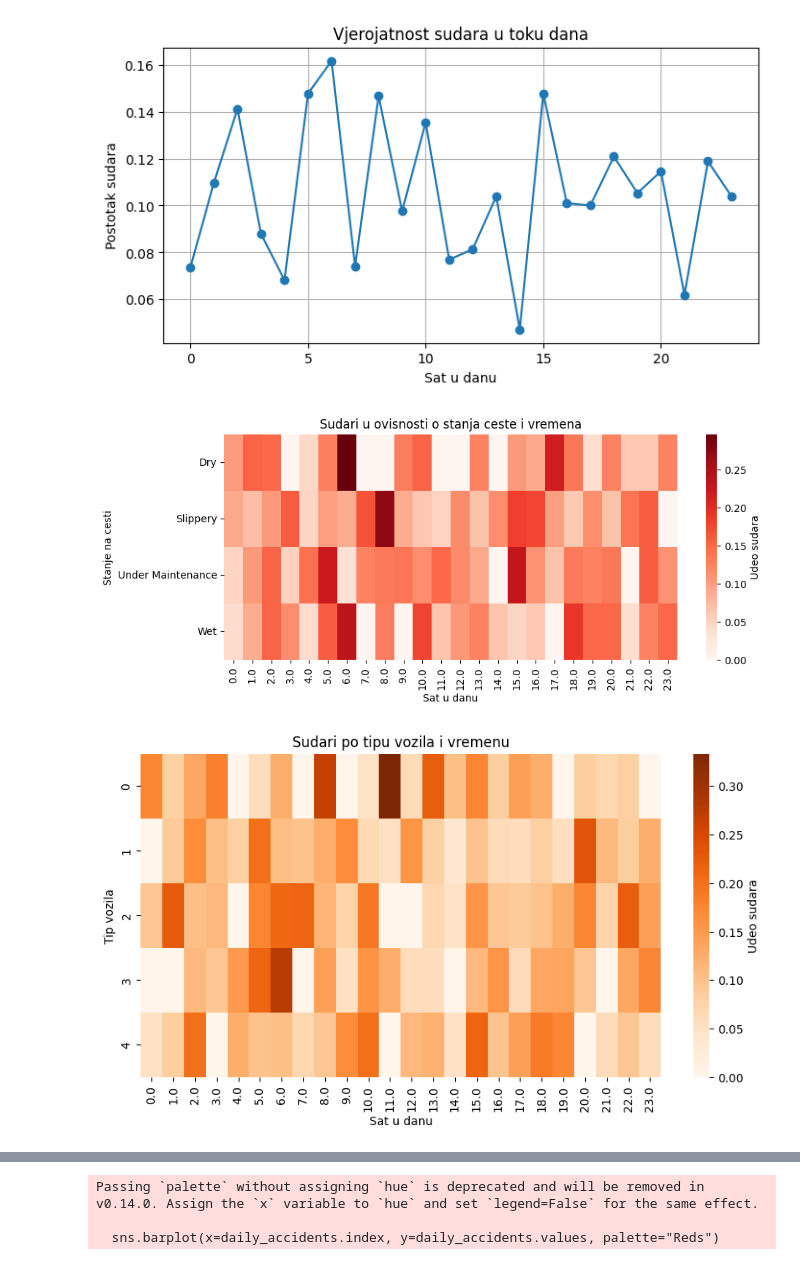
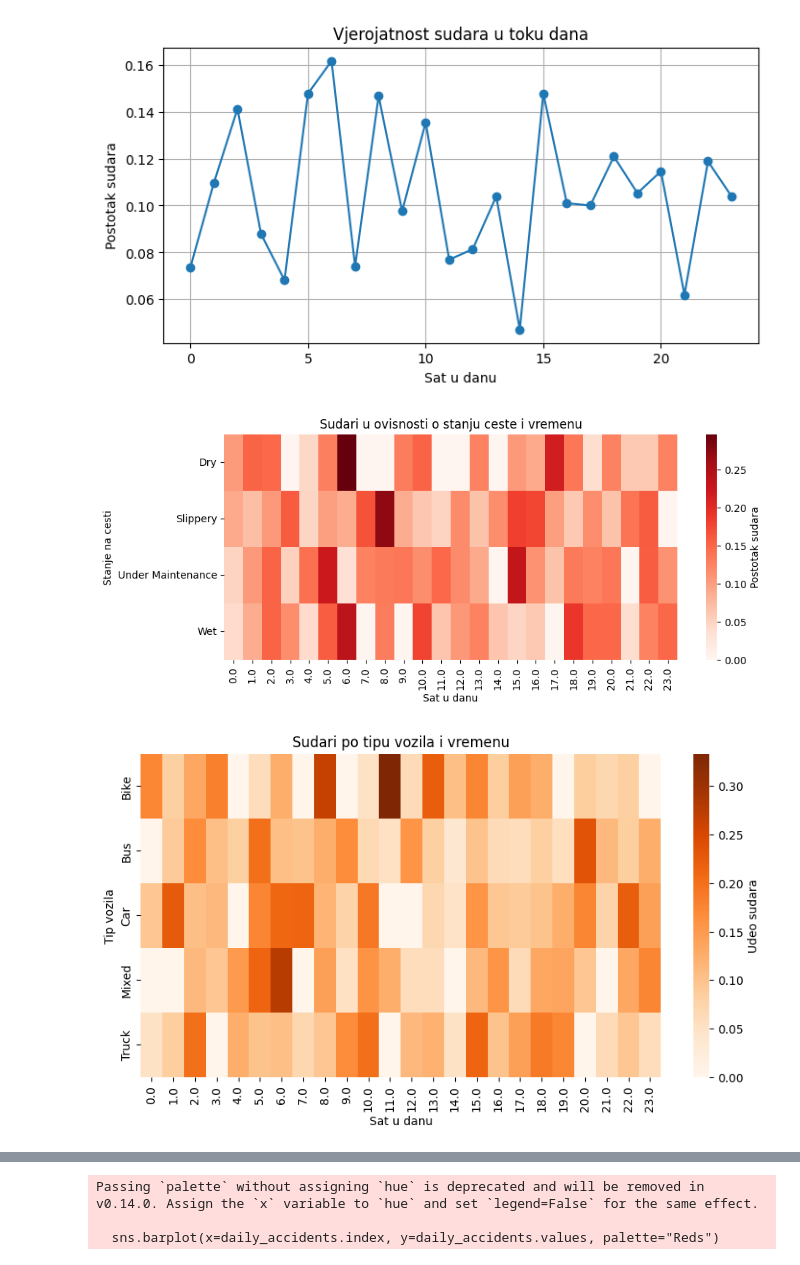
Before and after one commit to ninom5/UUPZ, a Jupyter notebook: pr.ipynb, the cells around one changed output, grey strips where cells are left out. Saved outputs shown, nothing was run; the diff lists cells and outputs as text; code cells hidden in the pictures.

Commit message:
Fix vehicle types

```diff
--- a/pr.ipynb
+++ b/pr.ipynb
@@ -84,6 +84,8 @@ plt.show()
 # %% [output]
 [figure]
 # %%
+original_vehicle_type = df["Vehicle_Type"].copy()
+
 categorical_cols = ["Vehicle_Type", "Traffic_Density", "Weather"]
 
 le = LabelEncoder()
@@ -104,6 +106,8 @@ X_train, X_test, y_train, y_test = train_test_split(
 scaler = StandardScaler()
 X_train = scaler.fit_transform(X_train)
 X_test = scaler.transform(X_test)
+# %%
+df["Vehicle_Type"] = original_vehicle_type
 # %%
 model = RandomForestClassifier(
     n_estimators=200,
@@ -360,23 +364,23 @@ plt.show()
 # %%
 road_time = (
     df.groupby(["Road_Condition", "hour"])["Accident_Occurred"]
     .mean()
     .unstack()
 )
 
 plt.figure(figsize=(10,4))
 sns.heatmap(
     road_time,
     cmap="Reds",
-    cbar_kws={"label": "Udeo sudara"}
+    cbar_kws={"label": "Postotak sudara"}
 )
 
-plt.title("Sudari u ovisnosti o stanja ceste i vremena")
+plt.title("Sudari u ovisnosti o stanju ceste i vremenu")
 plt.xlabel("Sat u danu")
 plt.ylabel("Stanje na cesti")
 plt.show()
 # %% [output]
-[figure, old version]
+[figure, new version]
 # %%
 vehicle_time = (
     df.groupby(["Vehicle_Type", "hour"])["Accident_Occurred"]
@@ -396,7 +400,7 @@ plt.xlabel("Sat u danu")
 plt.ylabel("Tip vozila")
 plt.show()
 # %% [output]
-[figure, old version]
+[figure, new version]
 # %%
 combo = (
     df.groupby(["Road_Condition", "Vehicle_Type"])["Accident_Occurred"]
```
Also changed, not shown: parts of 1 cell of this notebook.
